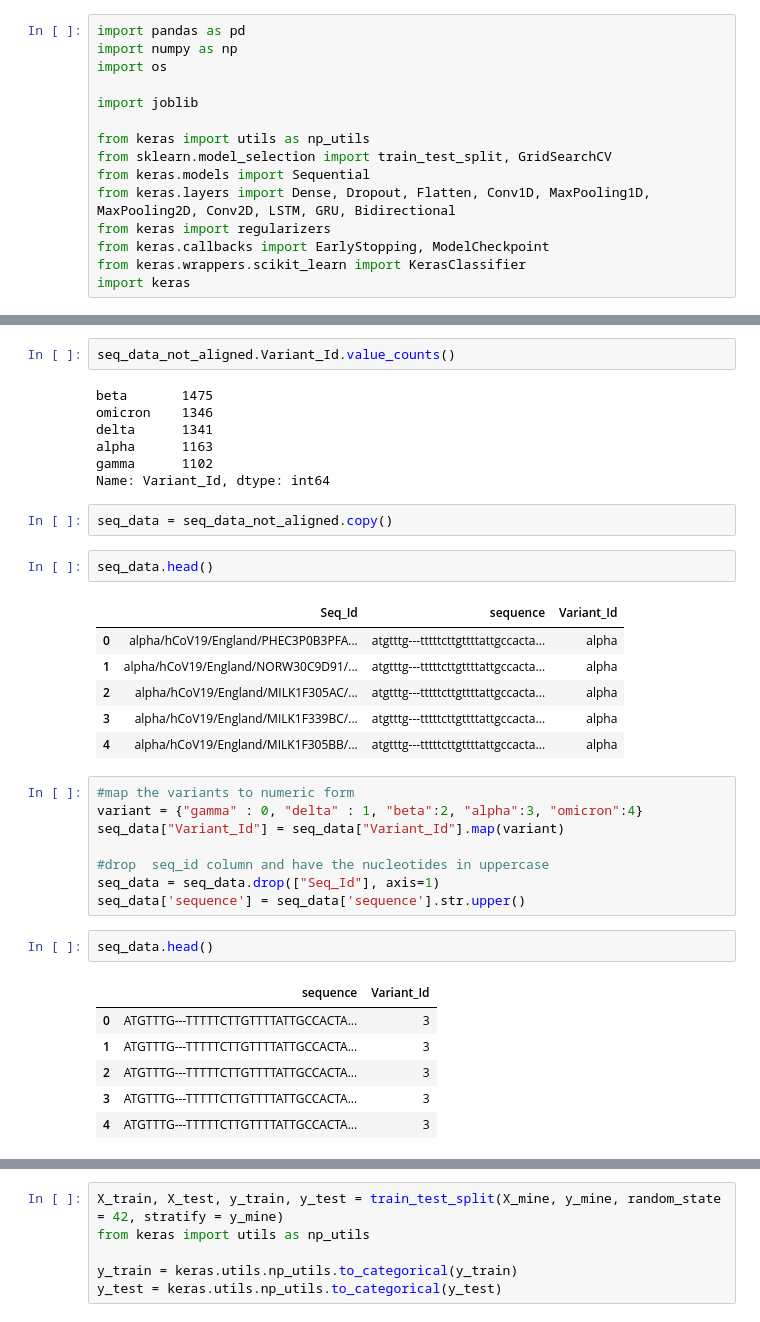
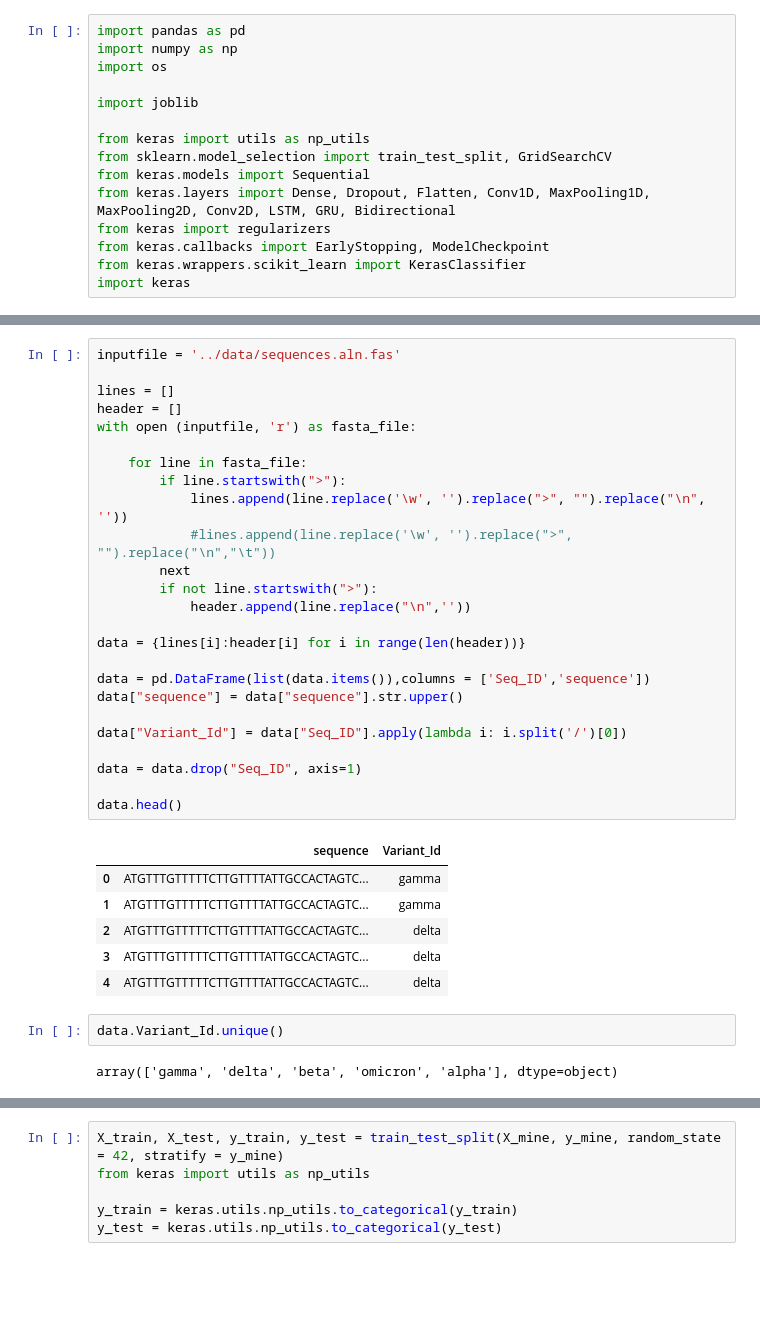
Before and after one commit to omicscodeathon/ml_sarscov2, a Jupyter notebook: notebook/notebook.ipynb, the cells around one changed output, grey strips where cells are left out. Saved outputs shown, nothing was run; the diff lists cells and outputs as text; blank space fills up the shorter version.

Commit message:
updated data and notebook

```diff
--- a/notebook/notebook.ipynb
+++ b/notebook/notebook.ipynb
@@ -34,37 +22,36 @@ seq_data_not_aligned.head()
-# %%
-seq_data_not_aligned.Variant_Id.value_counts()
-# %% [output]
-beta       1475
-omicron    1346
-delta      1341
-alpha      1163
-gamma      1102
-Name: Variant_Id, dtype: int64
-# %%
-seq_data = seq_data_not_aligned.copy()
-# %%
-seq_data.head()
-# %% [output]
-|  | Seq_Id | sequence | Variant_Id |
-| 0 | alpha/hCoV19/England/PHEC3P0B3PFA... | atgtttg---tttttcttgttttattgccacta... | alpha |
-| 1 | alpha/hCoV19/England/NORW30C9D91/... | atgtttg---tttttcttgttttattgccacta... | alpha |
-| 2 | alpha/hCoV19/England/MILK1F305AC/... | atgtttg---tttttcttgttttattgccacta... | alpha |
-| 3 | alpha/hCoV19/England/MILK1F339BC/... | atgtttg---tttttcttgttttattgccacta... | alpha |
-| 4 | alpha/hCoV19/England/MILK1F305BB/... | atgtttg---tttttcttgttttattgccacta... | alpha |
-# %%
-#map the variants to numeric form
-variant = {"gamma" : 0, "delta" : 1, "beta":2, "alpha":3, "omicron":4}
-seq_data["Variant_Id"] = seq_data["Variant_Id"].map(variant)
-
-#drop  seq_id column and have the nucleotides in uppercase
-seq_data = seq_data.drop(["Seq_Id"], axis=1)
-seq_data['sequence'] = seq_data['sequence'].str.upper()
-# %%
-seq_data.head()
-# %% [output]
-|  | sequence | Variant_Id |
-| 0 | ATGTTTG---TTTTTCTTGTTTTATTGCCACTA... | 3 |
-| 1 | ATGTTTG---TTTTTCTTGTTTTATTGCCACTA... | 3 |
-| 2 | ATGTTTG---TTTTTCTTGTTTTATTGCCACTA... | 3 |
-| 3 | ATGTTTG---TTTTTCTTGTTTTATTGCCACTA... | 3 |
-| 4 | ATGTTTG---TTTTTCTTGTTTTATTGCCACTA... | 3 |
+# %%
+inputfile = '../data/sequences.aln.fas'
+
+lines = []
+header = []
+with open (inputfile, 'r') as fasta_file:
+
+    for line in fasta_file:
+        if line.startswith(">"):
+            lines.append(line.replace('\w', '').replace(">", "").replace("\n", ''))
+            #lines.append(line.replace('\w', '').replace(">", "").replace("\n","\t"))
+        next
+        if not line.startswith(">"):
+            header.append(line.replace("\n",''))
+
+data = {lines[i]:header[i] for i in range(len(header))}
+
+data = pd.DataFrame(list(data.items()),columns = ['Seq_ID','sequence'])
+data["sequence"] = data["sequence"].str.upper()
+
+data["Variant_Id"] = data["Seq_ID"].apply(lambda i: i.split('/')[0])
+
+data = data.drop("Seq_ID", axis=1)
+
+data.head()
+# %% [output]
+|  | sequence | Variant_Id |
+| 0 | ATGTTTGTTTTTCTTGTTTTATTGCCACTAGTC... | gamma |
+| 1 | ATGTTTGTTTTTCTTGTTTTATTGCCACTAGTC... | gamma |
+| 2 | ATGTTTGTTTTTCTTGTTTTATTGCCACTAGTC... | delta |
+| 3 | ATGTTTGTTTTTCTTGTTTTATTGCCACTAGTC... | delta |
+| 4 | ATGTTTGTTTTTCTTGTTTTATTGCCACTAGTC... | delta |
+# %%
+data.Variant_Id.unique()
+# %% [output]
+array(['gamma', 'delta', 'beta', 'omicron', 'alpha'], dtype=object)
```
Also changed, not shown: parts of 18 cells of this notebook, 13 other files.
